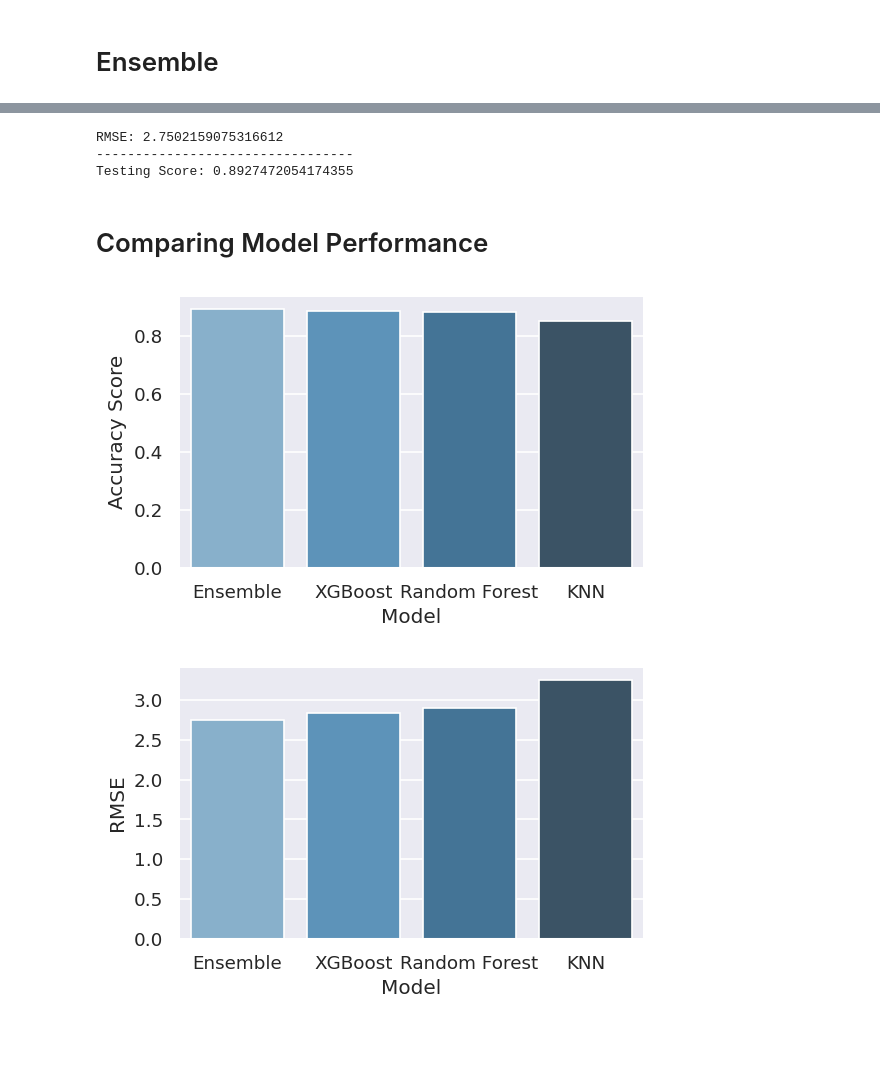
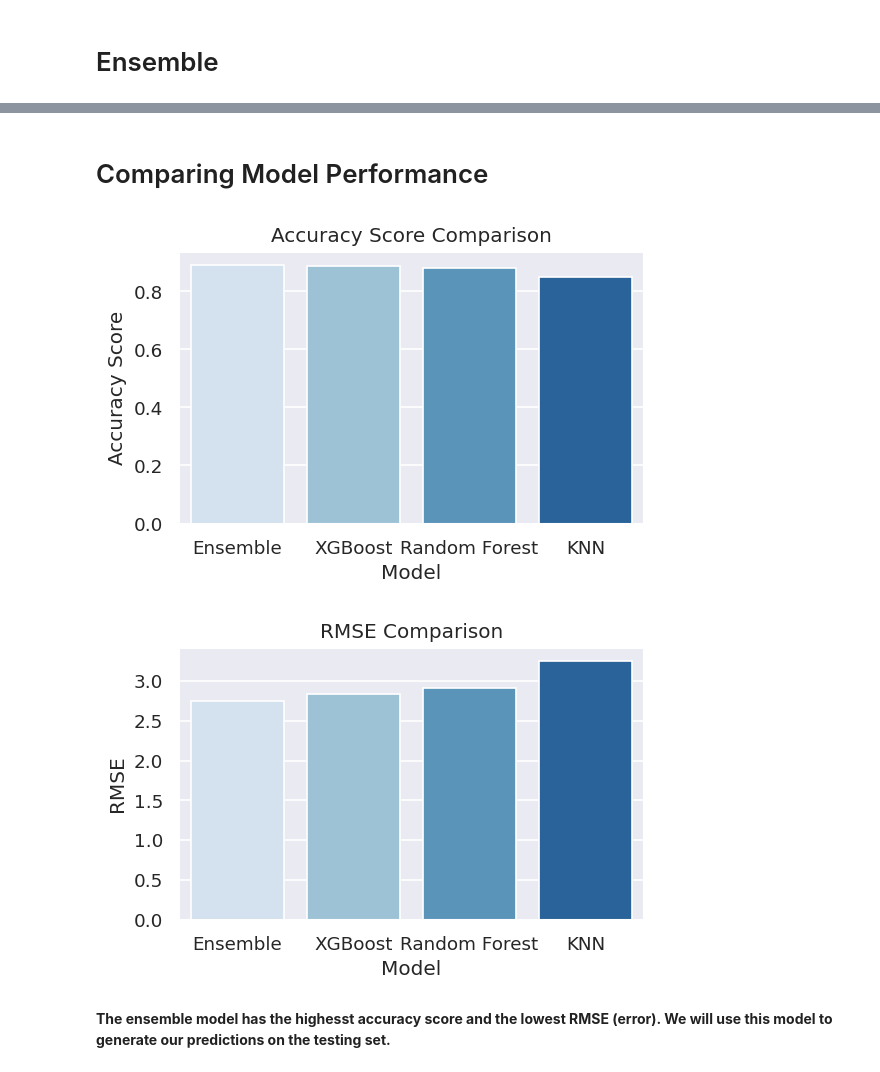
Before and after one commit to yanezdavid/Predicting-Home-Prices, a Jupyter notebook: Predicting_Home_Prices.ipynb, the cells around one changed output, grey strips where cells are left out. Saved outputs shown, nothing was run; the diff lists cells and outputs as text; code cells hidden in the pictures; blank space fills up the shorter version.

```diff
--- a/Predicting_Home_Prices.ipynb
+++ b/Predicting_Home_Prices.ipynb
@@ -599,13 +548,3 @@ VotingRegressor(estimators=[('rf',
-# %%
-ensemble_predicted = ensemble.predict(X_test)
-
-print('RMSE: ' + str(sqrt(mean_squared_error(ensemble_predicted, y_test))))
-print('---------------------------------')
-print('Testing Score: ' + str(ensemble.score(X_test, y_test)))
-# %% [output]
-RMSE: 2.7502159075316612
----------------------------------
-Testing Score: 0.8927472054174355
 # %% [markdown]
 # Comparing Model Performance
 # %%
@@ -625,23 +564,27 @@ model_performance_dict = {'Model': ['Random Forest',
 
 model_performance = pd.DataFrame(model_performance_dict)
 # %%
-#visualize model performances
+#visualize model performances for accuracy score
 plt.figure(figsize=(5, 3));
 sns.barplot(data = model_performance,
             x = 'Model',
             y = 'Accuracy Score',
-            palette='Blues_d',
+            palette='Blues',
             order=['Ensemble', 'XGBoost', 'Random Forest', 'KNN']);
-plt.show();
+plt.title('Accuracy Score Comparison');
 # %% [output]
-[figure, old version]
+[figure, new version]
 # %%
+#visualize model performances for RMSE
 plt.figure(figsize=(5, 3));
 sns.barplot(data = model_performance,
             x = 'Model',
             y = 'RMSE',
-            palette='Blues_d',
+            palette='Blues',
             order=['Ensemble', 'XGBoost', 'Random Forest', 'KNN']);
+plt.title('RMSE Comparison');
 # %% [output]
-[figure, old version]
+[figure, new version]
+# %% [markdown]
+**The ensemble model has the highesst accuracy score and the lowest RMSE (error). We will use this model to generate our predictions on the testing set.**
 # %%
```
Also changed, not shown: parts of 46 cells of this notebook.
